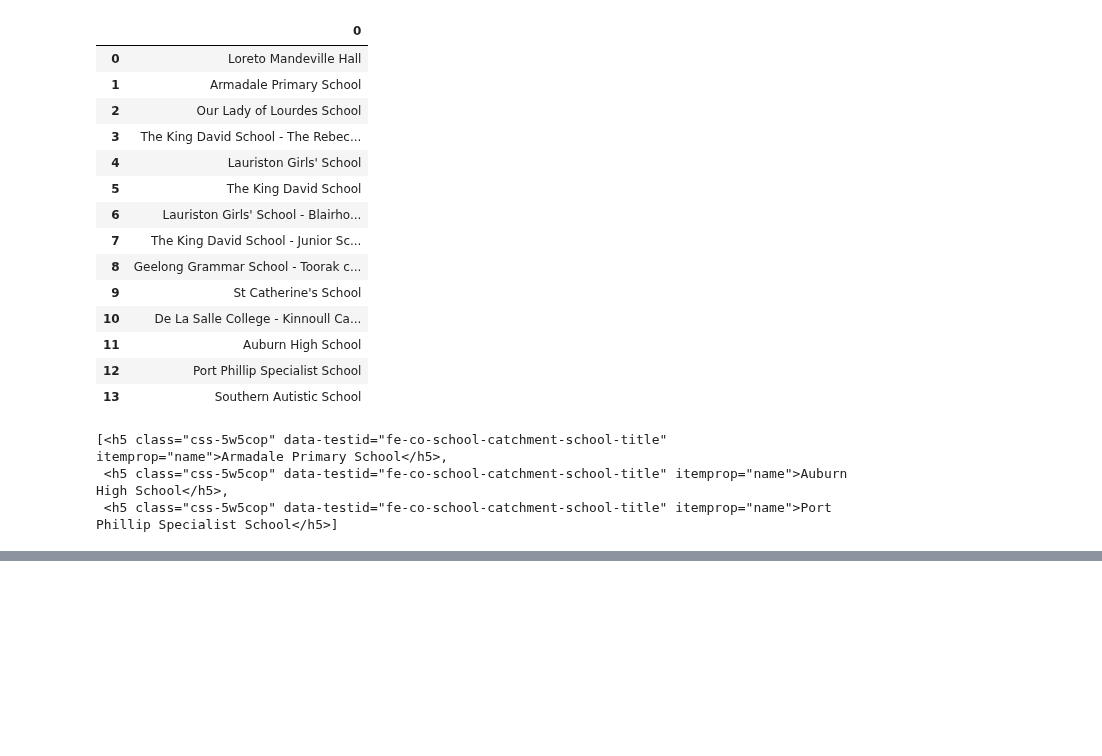
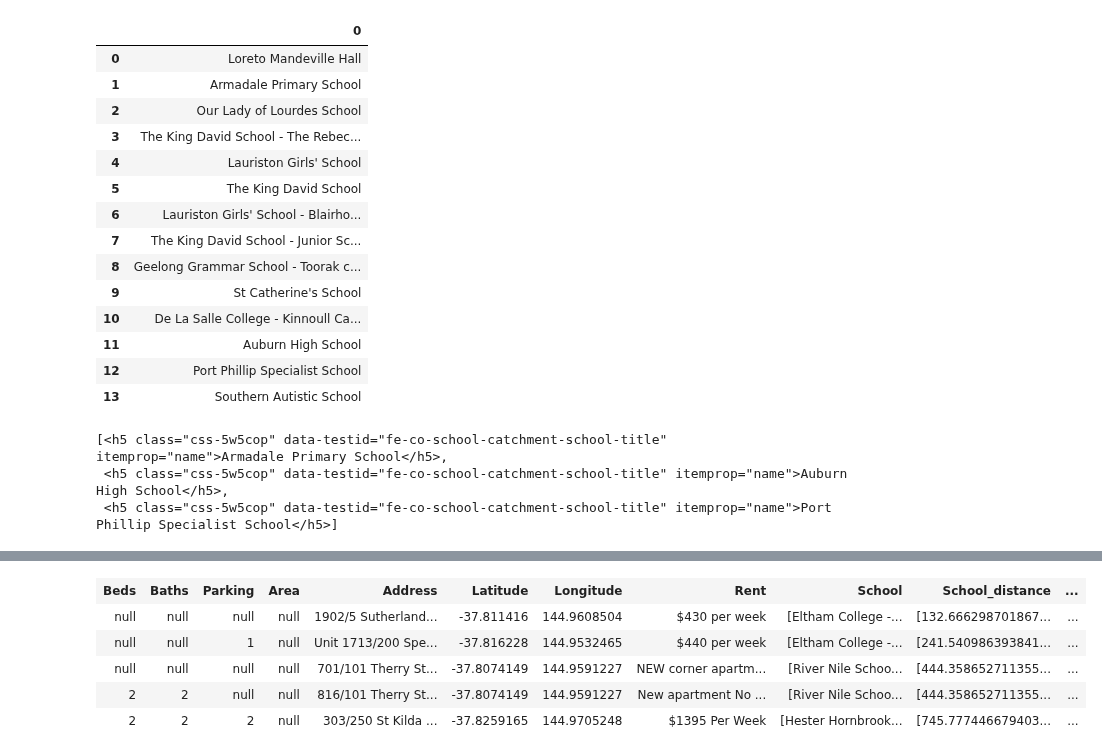
Before and after one commit to MAST30034-Applied-Data-Science/generic-real-estate-consulting-project-group-7, a Jupyter notebook: notebooks/domain-scrape.ipynb, the cells around one changed output, grey strips where cells are left out. Cells and saved outputs as stored; diff of their text form; code cells hidden in the pictures; blank space fills up the shorter version.

```diff
--- a/notebooks/domain-scrape.ipynb
+++ b/notebooks/domain-scrape.ipynb
@@ -474,0 +488,37 @@ school
+# %%
+# import required libraries
+from pyspark.sql import SparkSession, functions as F
+from pyspark.sql.functions import col, isnan, when, count, mean, udf, split, unix_timestamp, from_unixtime
+from pyspark.sql.types import StringType, IntegerType
+
+# init SparkSession class
+spark = (
+    # if available consider use yarn master node
+    SparkSession.builder.master("local[*]")
+
+    # spark executor env configuration
+    .config("spark.executor.memory", "8g")
+    .config("spark.driver.memory", "16g")
+    .config("spark.executor.cores", "2")
+    .config("spark.executor.instances", "6")
+    .config("spark.sql.session.timeZone", "Etc/UTC")
+
+    # jvm memory configuration
+    .config("spark.memory.offHeap.enabled", "true")
+    .config("spark.memory.offHeap.size", "8g")
+
+    # parquet file load configuration
+    .config("spark.sql.repl.eagerEval.enabled", 'true')
+    .config("spark.sql.parquet.cacheMetadata", 'true')
+
+    # build the session
+    .appName("Pyspark Start Template") # change app name here
+    .getOrCreate()
+)
+
+# change default log level
+spark.sparkContext.setLogLevel('ERROR')
+
+# import libaries
+import pandas as pd
+import seaborn as sns
@@ -474,0 +549,10 @@ school
+# %%
+pdf = spark.read.parquet("../data/1.parquet", header=True)
+pdf.limit(5)
+# %% [output]
+| Beds | Baths | Parking | Area | Address | Latitude | Longitude | Rent | School | School_distance | ... |
+| null | null | null | null | 1902/5 Sutherland... | -37.811416 | 144.9608504 | $430 per week | [Eltham College -... | [132.666298701867... | ... |
+| null | null | 1 | null | Unit 1713/200 Spe... | -37.816228 | 144.9532465 | $440 per week | [Eltham College -... | [241.540986393841... | ... |
+| null | null | null | null | 701/101 Therry St... | -37.8074149 | 144.9591227 | NEW corner apartm... | [River Nile Schoo... | [444.358652711355... | ... |
+| 2 | 2 | null | null | 816/101 Therry St... | -37.8074149 | 144.9591227 | New apartment No ... | [River Nile Schoo... | [444.358652711355... | ... |
+| 2 | 2 | 2 | null | 303/250 St Kilda ... | -37.8259165 | 144.9705248 | $1395 Per Week | [Hester Hornbrook... | [745.777446679403... | ... |
```
Also changed, not shown: parts of 9 cells of this notebook, 1 other file.
